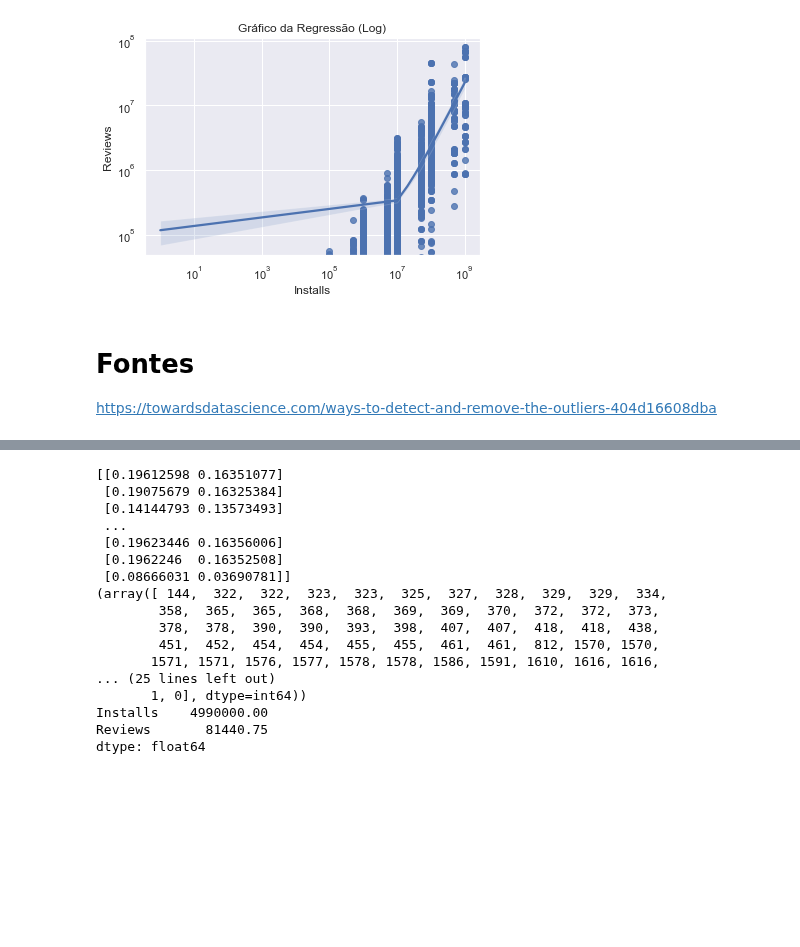
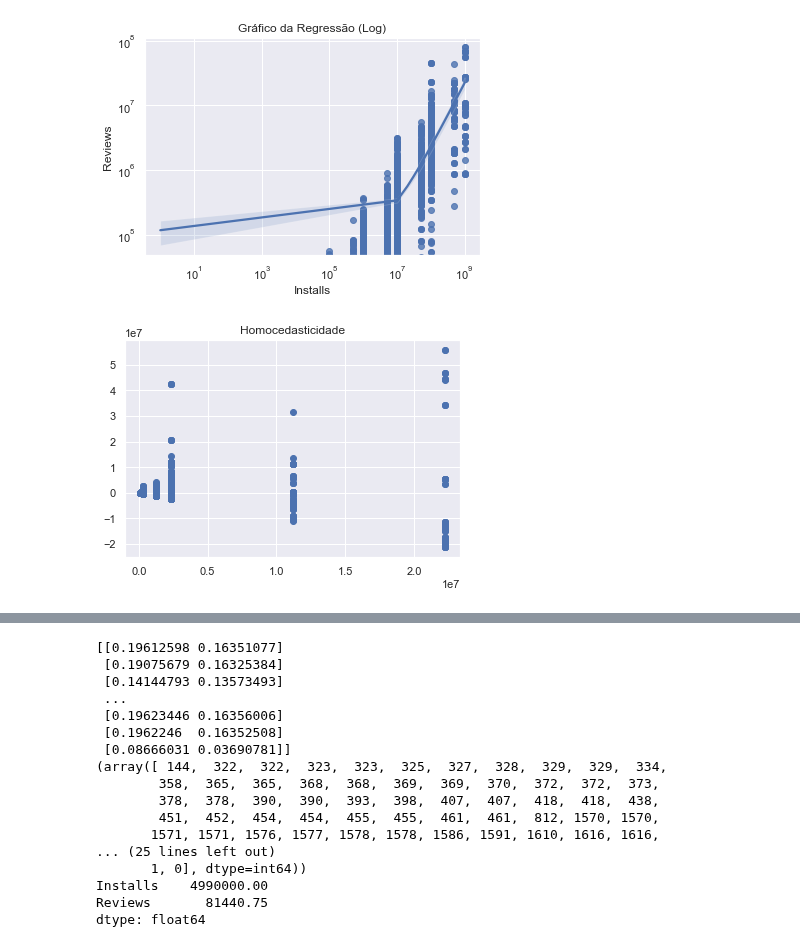
Before and after one commit to ArtFicer/PGCC-MQ, a Jupyter notebook: MQFinal/MQFinal.ipynb, the cells around one changed output, grey strips where cells are left out. Drawn from its saved outputs; the diff is of its cells as text; code cells hidden in the pictures; blank space fills up the shorter version.

```diff
--- a/MQFinal/MQFinal.ipynb
+++ b/MQFinal/MQFinal.ipynb
@@ -664,6 +663,14 @@ b1: ([[0.02157079]],[[0.02264843]])
 Intervalos de confiança para 99%
 b0: ([58826.38531351],[178016.21750318])
 b1: ([[0.02146882]],[[0.0227504]])
+# %%
+#avaliando parametros
+error = []
+estimates = []
+for i in range (n):
+    estimate = b0 + xInstalls[i]*b1
+    error.append(yReviews[i] - estimate)
+    estimates.append(estimate)
 # %%
 xInstalls.head(17)
 # %% [output]
@@ -732,6 +739,3 @@ plot.set(xscale='log', yscale='log')
 plt.show()
 # %% [output]
 [figure]
-# %% [markdown]
-# Fontes
-https://towardsdatascience.com/ways-to-detect-and-remove-the-outliers-404d16608dba
@@ -739,0 +742,7 @@ https://towardsdatascience.com/ways-to-detect-and-remove-the-outliers-404d16608d
+# %%
+#Homocedasticidade
+plt.scatter(estimates,error)
+plt.title("Homocedasticidade")
+plt.show()
+# %% [output]
+[figure, added]
```
Also changed, not shown: parts of 8 cells of this notebook, 3 other files.
